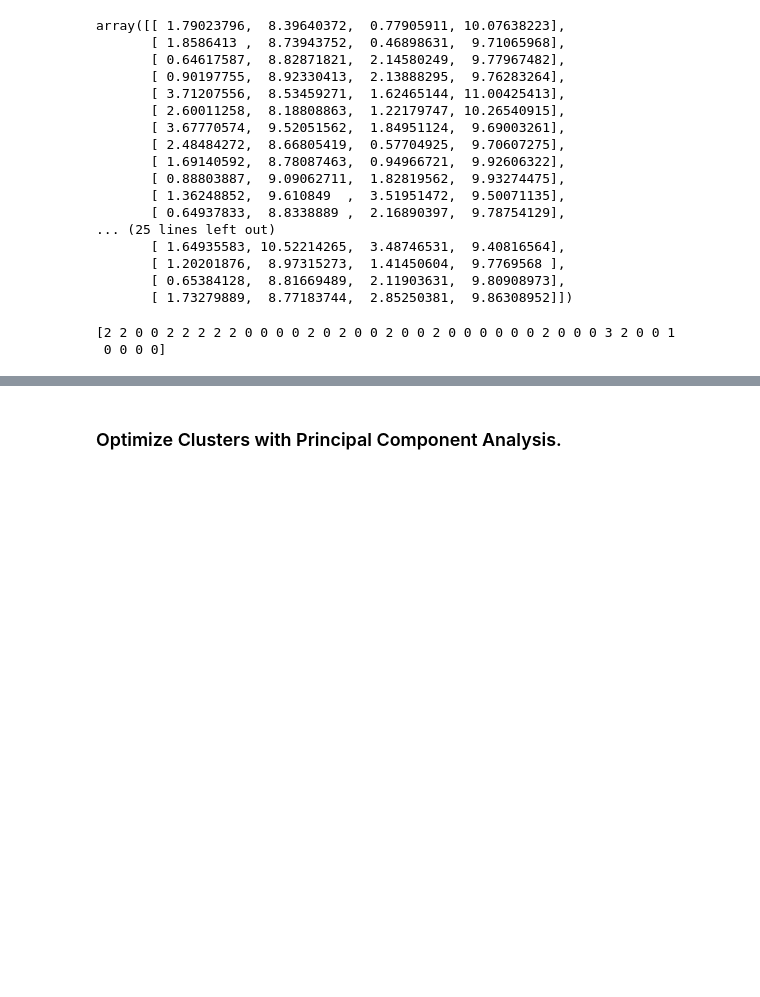
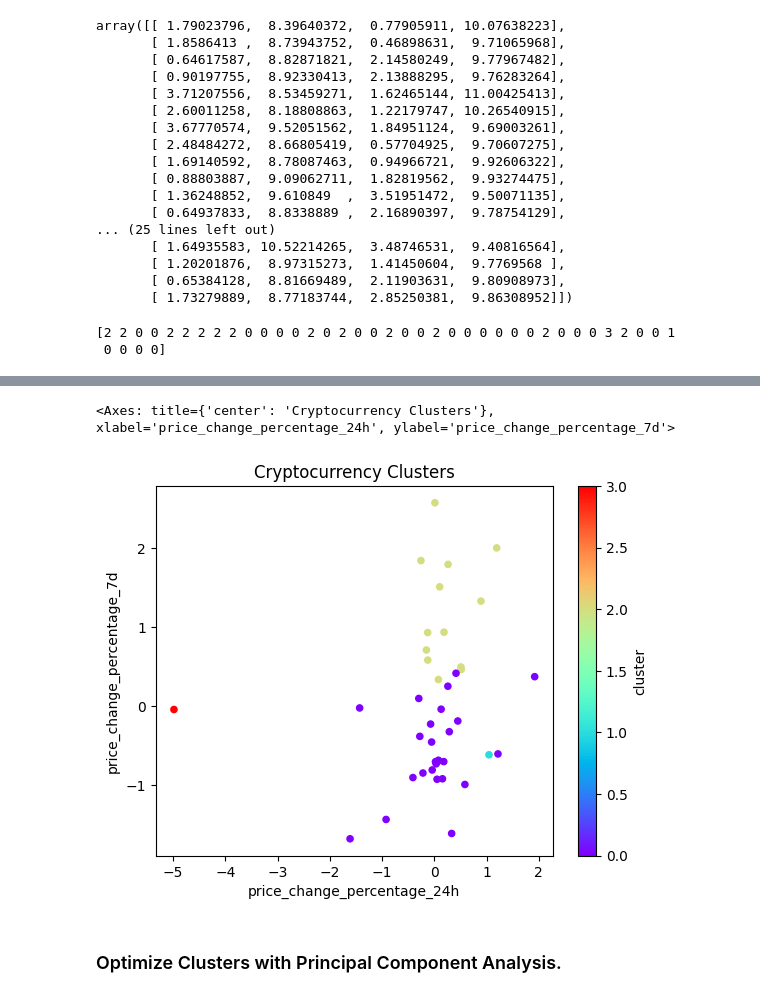
Before and after one commit to beptis/CryptoClustering, a Jupyter notebook: Crypto_Clustering_starter_code.ipynb, the cells around one changed output, grey strips where cells are left out. Cells and saved outputs as stored; diff of their text form; code cells hidden in the pictures; blank space fills up the shorter version.

Commit message:
Created plot

```diff
--- a/Crypto_Clustering_starter_code.ipynb
+++ b/Crypto_Clustering_starter_code.ipynb
@@ -186,6 +186,8 @@ print(predicted_clusters)
 k4_cluster_df = scaled_df.copy()
 # %%
 # Add a new column to the DataFrame with the predicted clusters
+k4_cluster_df['cluster'] = predicted_clusters
 
 
 # Display sample data
+k4_cluster_df
@@ -192,7 +213,18 @@ k4_cluster_df = scaled_df.copy()
 # %%
 # Create a scatter plot using Pandas plot by setting
 # `x="price_change_percentage_24h"` and `y="price_change_percentage_7d"`.
 # Use "rainbow" for the color to better visualize the data.
+
+k4_cluster_df.plot.scatter(
+    x='price_change_percentage_24h',
+    y='price_change_percentage_7d',
+    c='cluster',
+    colormap='rainbow',
+    title='Cryptocurrency Clusters'
+    )
+# %% [output]
+<Axes: title={'center': 'Cryptocurrency Clusters'}, xlabel='price_change_percentage_24h', ylabel='price_change_percentage_7d'>
+[figure, added]
 # %% [markdown]
 ### Optimize Clusters with Principal Component Analysis.
 # %%
```
Also changed, not shown: parts of 1 cell of this notebook.
